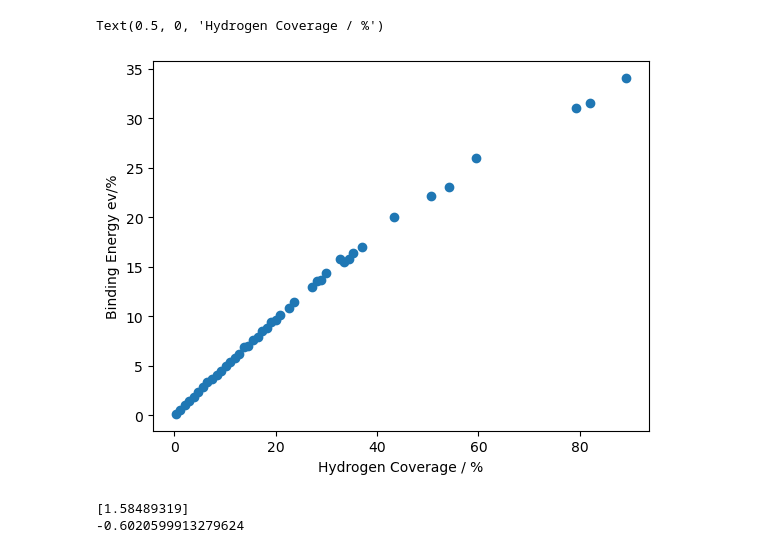
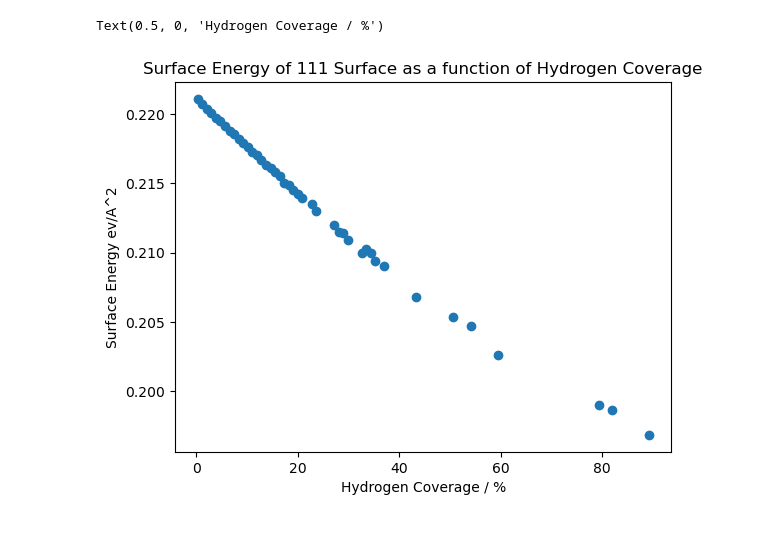
Before and after one commit to Samanyu-T/Fit_EAM, a Jupyter notebook: Jupyter Notebooks/HSurface_Plot.ipynb, the cells around one changed output. Saved outputs shown, nothing was run; the diff lists cells and outputs as text; code cells hidden in the pictures.

```diff
--- a/Jupyter Notebooks/HSurface_Plot.ipynb
+++ b/Jupyter Notebooks/HSurface_Plot.ipynb
@@ -7,12 +7,11 @@ import matplotlib.pyplot as plt
 init_conc = np.linspace(0.25, 100, 112)
 x = []
 y = []
-for file in glob.glob('../MCMC_Data/mcmc_unique_*'):
+for file in glob.glob('../../MCMC_Data/mcmc_unique_*'):
     idx = int(os.path.basename(file).split('_')[-1].split('.')[0])
     x.append(init_conc[idx])
     data = np.loadtxt(file)
-    y.append(data.max())
-    print(data.var())
+    y.append(data.mean())
 
 x = np.array(x)
 y = np.array(y)
@@ -37,16 +18,18 @@ y = np.array(y)
-# %%
-plt.scatter(x,x*y)
-plt.ylabel('Binding Energy ev/%')
-plt.xlabel('Hydrogen Coverage / %')
-# %% [output]
-Text(0.5, 0, 'Hydrogen Coverage / %')
-[figure, removed]
-# %%
-# print(np.logspace(0,3, 10))
-x = np.logspace(0.2,3,1)
-y = np.linspace(10**0.2, 1000, 1)
-print(x)
-print(np.log10(0.25))
-# %% [output]
-[1.58489319]
--0.6020599913279624
+# %%
+perfect = -8.949*8400
+
+surface = -73934.85120670185
+
+surface_area = 54.45950522225023*51.344913923623125
+
+N_h = np.ceil(400*x*1e-2)
+
+surface_energy = (surface - y*N_h - perfect)/ (2*surface_area )
+
+plt.scatter(x,surface_energy)
+plt.title('Surface Energy of 111 Surface as a function of Hydrogen Coverage')
+plt.ylabel('Surface Energy ev/A^2')
+plt.xlabel('Hydrogen Coverage / %')
+# %% [output]
+Text(0.5, 0, 'Hydrogen Coverage / %')
+[figure, added]
```
Also changed, not shown: parts of 2 cells of this notebook, 43 other files.
